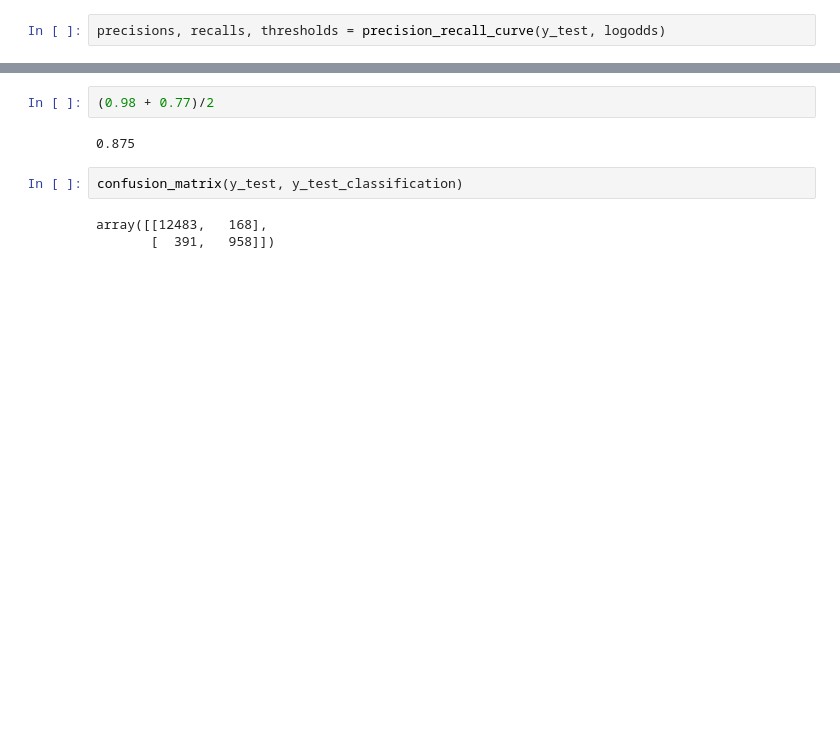
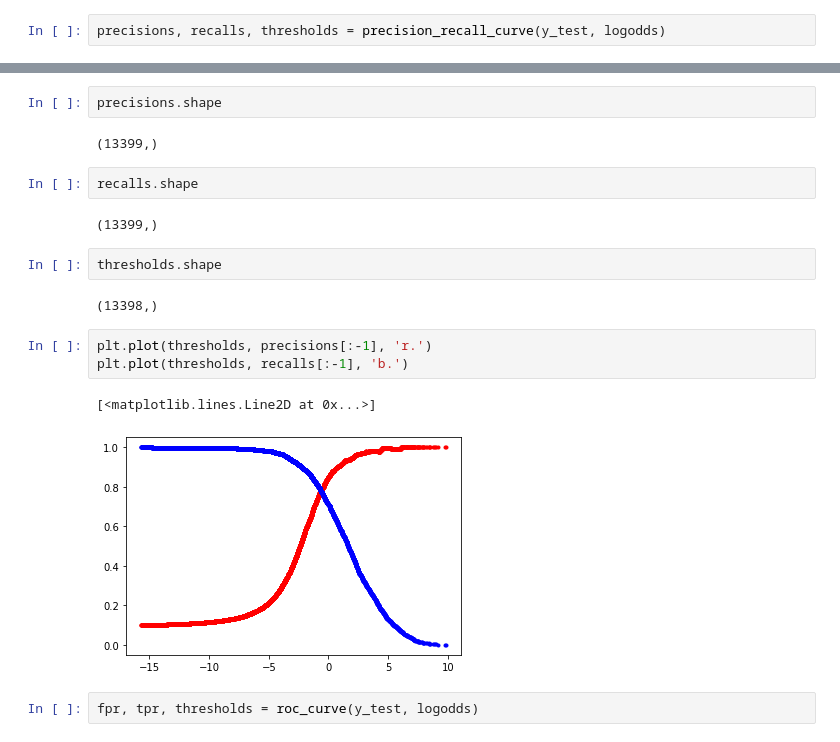
Before and after one commit to mark-andrews/pyml02, a Jupyter notebook: notebooks/logistic regression.ipynb, the cells around one changed output, grey strips where cells are left out. Cells and saved outputs as stored; diff of their text form; blank space fills up the shorter version.

```diff
--- a/notebooks/logistic regression.ipynb
+++ b/notebooks/logistic regression.ipynb
@@ -332,9 +328,20 @@ precisions, recalls, thresholds = precision_recall_curve(y_test, logodds)
-# %%
-(0.98 + 0.77)/2
-# %% [output]
-0.875
-# %%
-confusion_matrix(y_test, y_test_classification)
-# %% [output]
-array([[12483,   168],
-       [  391,   958]])
+# %%
+precisions.shape
+# %% [output]
+(13399,)
+# %%
+recalls.shape
+# %% [output]
+(13399,)
+# %%
+thresholds.shape
+# %% [output]
+(13398,)
+# %%
+plt.plot(thresholds, precisions[:-1], 'r.')
+plt.plot(thresholds, recalls[:-1], 'b.')
+# %% [output]
+[<matplotlib.lines.Line2D at 0x...>]
+[figure, added]
+# %%
+fpr, tpr, thresholds = roc_curve(y_test, logodds)
```
Also changed, not shown: parts of 3 cells of this notebook, 1 other file.
